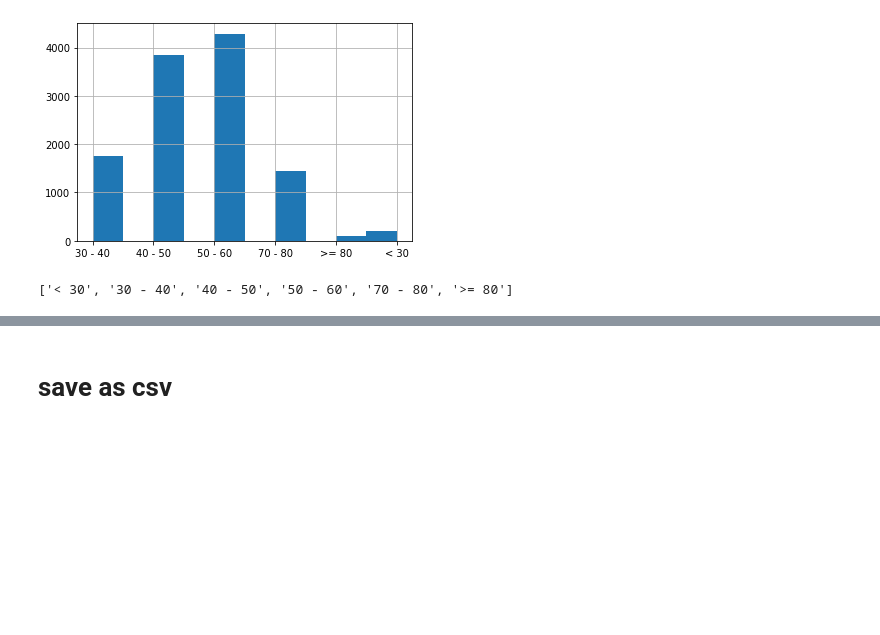
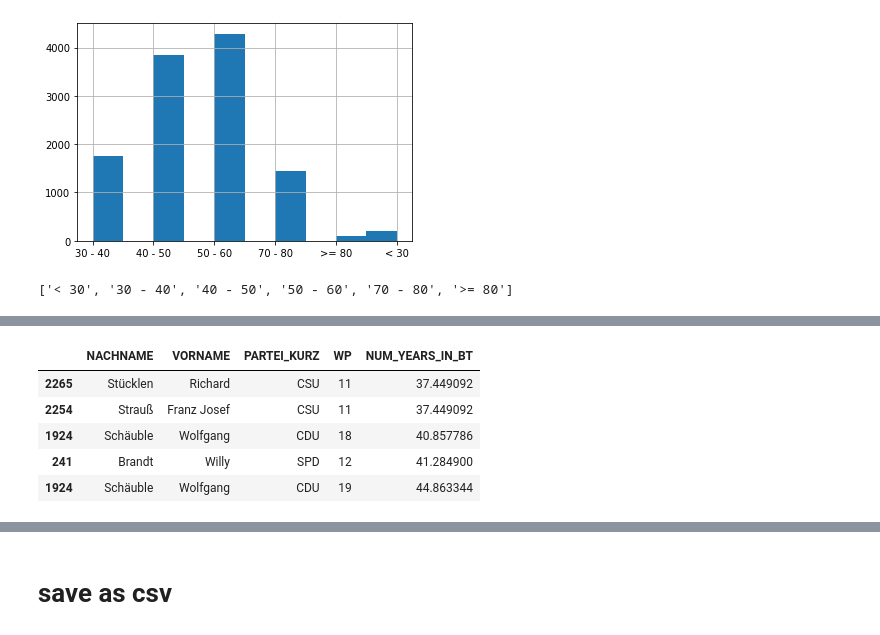
Before and after one commit to mrs-curi0sity/bundestag-mining, a Jupyter notebook: Parse_Stammdaten.ipynb, the cells around one changed output, grey strips where cells are left out. Saved outputs shown, nothing was run; the diff lists cells and outputs as text; code cells hidden in the pictures; blank space fills up the shorter version.

```diff
--- a/Parse_Stammdaten.ipynb
+++ b/Parse_Stammdaten.ipynb
@@ -661,0 +758,10 @@ list_of_altersklassen
+# %%
+# double deleteme
+df_mdb_wp.sort_values(by='NUM_YEARS_IN_BT')[['NACHNAME', 'VORNAME', 'PARTEI_KURZ', 'WP', 'NUM_YEARS_IN_BT']].tail()
+# %% [output]
+|  | NACHNAME | VORNAME | PARTEI_KURZ | WP | NUM_YEARS_IN_BT |
+| 2265 | Stücklen | Richard | CSU | 11 | 37.449092 |
+| 2254 | Strauß | Franz Josef | CSU | 11 | 37.449092 |
+| 1924 | Schäuble | Wolfgang | CDU | 18 | 40.857786 |
+| 241 | Brandt | Willy | SPD | 12 | 41.284900 |
+| 1924 | Schäuble | Wolfgang | CDU | 19 | 44.863344 |
```
Also changed, not shown: parts of 52 cells of this notebook, 1 other file.
